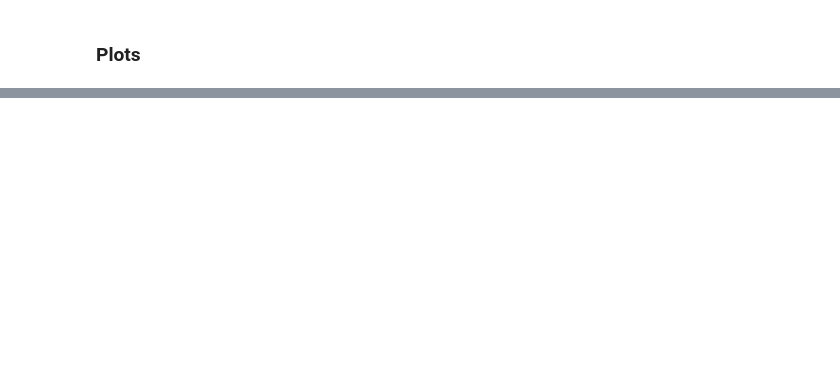
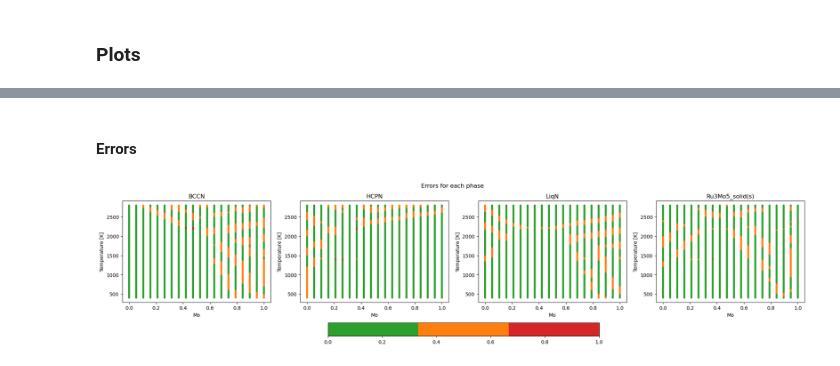
Before and after one commit to parikshitbajpai/wolverine, a Jupyter notebook: examples/GPyTorch/MoRu_Multitask.ipynb, the cells around one changed output, grey strips where cells are left out. Cells and saved outputs as stored; diff of their text form; code cells hidden in the pictures; blank space fills up the shorter version.

```diff
--- a/examples/GPyTorch/MoRu_Multitask.ipynb
+++ b/examples/GPyTorch/MoRu_Multitask.ipynb
@@ -295,42 +371,49 @@ plt.show()
+# %% [markdown]
+#### Errors
 # %%
+# Errors for each phase
+
 fig, axs = plt.subplots(nrows=1, ncols=len(active_phases), figsize=(25,5))
 scatters = []
 
 for i in range(len(active_phases)):
   axs[i].set_xlabel('Mo')
-  axs[i].set_ylabel('T')
+  axs[i].set_ylabel('Temperature [K]')
   axs[i].set_title(active_phases[i])
-  scatters.append(axs[i].scatter(X_test_unscaled[:,1].numpy(), X_test_unscaled[:,0].numpy(),
+  scatters.append(axs[i].scatter(X_all_unscaled[:,1].numpy(), X_all_unscaled[:,0].numpy(),
                                  c=errors[:,i],
                                  marker='.',
                                  cmap=colors.ListedColormap(['tab:green', 'tab:orange' ,'tab:red'])))
 
 # Find the min and max of all colors for use in setting the color scale.
 vmin = min(scatter.get_array().min() for scatter in scatters)
 vmax = max(scatter.get_array().max() for scatter in scatters)
 norm = colors.Normalize(vmin=vmin, vmax=vmax)
 for sc in scatters:
     sc.set_norm(norm)
 
 fig.colorbar(scatters[0], ax=axs, orientation='horizontal', fraction=.1)
+fig.suptitle('Errors for each phase')
 
 # Make images respond to changes in the norm of other images (e.g. via the
 # "edit axis, curves and images parameters" GUI on Qt), but be careful not to
 # recurse infinitely!
 def update(changed_scatter):
     for sc in scatters:
         if (changed_scatter.get_cmap() != sc.get_cmap()
                 or changed_scatter.get_clim() != sc.get_clim()):
             sc.set_cmap(changed_scatter.get_cmap())
             sc.set_clim(changed_scatter.get_clim())
 
 for sc in scatters:
     sc.callbacks.connect('changed', update)
 
 # for i in range(len(active_phases)):
 #   ax  = axs[i]
 #   ax.set_xlabel('Mo')
 #   ax.set_ylabel('T')
 #   ax.set_title(active_phases[i])
 #   scatter = ax.scatter(X_test_unscaled[:,1].numpy(), X_test_unscaled[:,0].numpy(), c=errors[:,i], marker='.', cmap=colors.ListedColormap(['tab:green', 'tab:orange' ,'tab:red']))
 #   fig.colorbar(scatter, orientation='horizontal', ax=ax)
+# %% [output]
+[figure, added]
```
Also changed, not shown: parts of 16 cells of this notebook.
